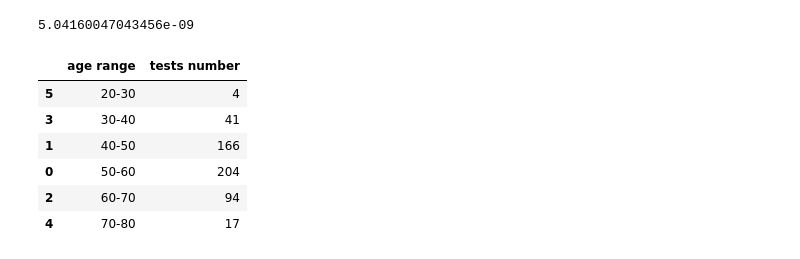
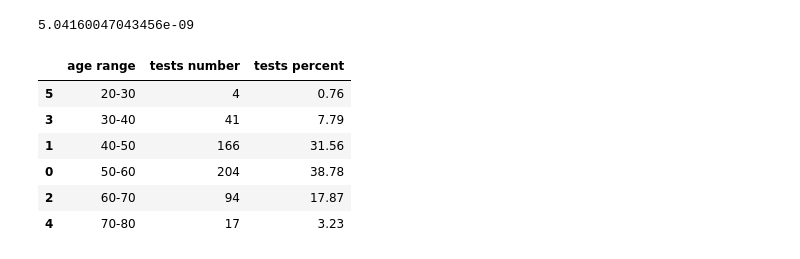
Before and after one commit to KamilShape/heart_disease_classification, a Jupyter notebook: heart_disease_classification.ipynb, the cells around one changed output. Cells and saved outputs as stored; diff of their text form; code cells hidden in the pictures.

```diff
--- a/heart_disease_classification.ipynb
+++ b/heart_disease_classification.ipynb
@@ -66,14 +67,14 @@ heart['age range'] = pd.cut(x = heart['age'],
 # %%
 #sorted postive tests by age range
 positive_group = heart[heart['target'] == 1]
 sorted_positive_group = pd.DataFrame(positive_group['age range'].value_counts().values, positive_group['age range'].value_counts().index).reset_index().sort_values(by='index')
 sorted_positive_group.columns = ['age range', 'tests number']
-sorted_positive_group
+sorted_positive_group['tests percent'] = (sorted_positive_group['tests number']/sorted_positive_group['tests number'].sum()*100).round(decimals = 2)
 # %% [output]
-|  | age range | tests number |
-| 5 | 20-30 | 4 |
-| 3 | 30-40 | 41 |
-| 1 | 40-50 | 166 |
-| 0 | 50-60 | 204 |
-| 2 | 60-70 | 94 |
-| 4 | 70-80 | 17 |
+|  | age range | tests number | tests percent |
+| 5 | 20-30 | 4 | 0.76 |
+| 3 | 30-40 | 41 | 7.79 |
+| 1 | 40-50 | 166 | 31.56 |
+| 0 | 50-60 | 204 | 38.78 |
+| 2 | 60-70 | 94 | 17.87 |
+| 4 | 70-80 | 17 | 3.23 |
```
Also changed, not shown: parts of 5 cells of this notebook.
